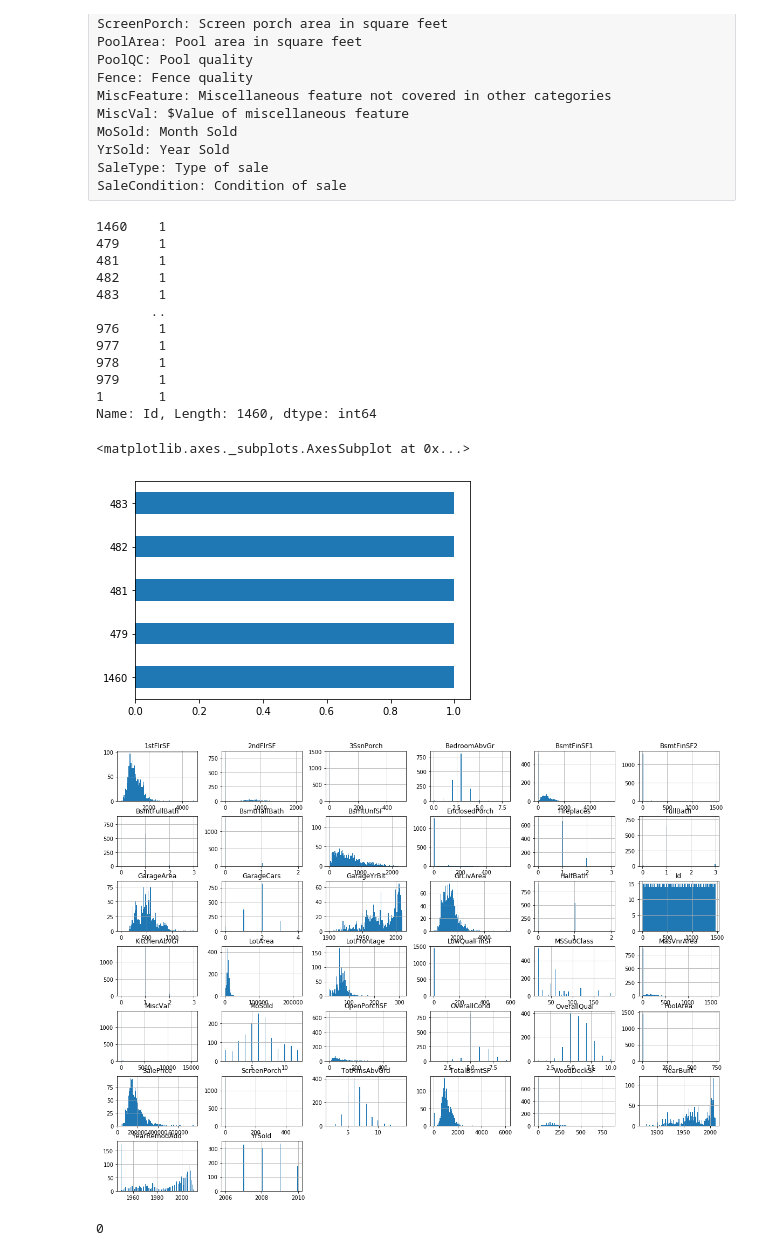
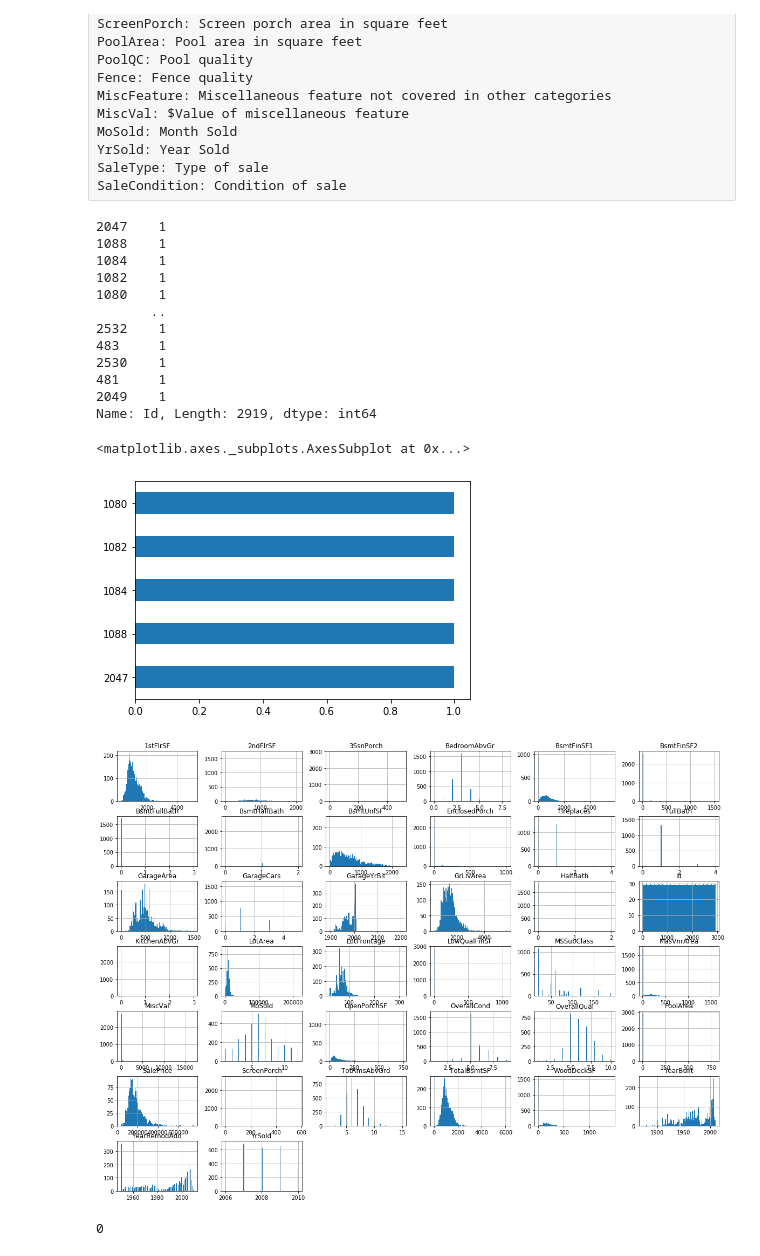
Before and after one commit to miamedra2/House-Prices, a Jupyter notebook: HackDay2.ipynb, the cells around one changed output. Drawn from its saved outputs; the diff is of its cells as text; code cells hidden in the pictures.

```diff
--- a/HackDay2.ipynb
+++ b/HackDay2.ipynb
@@ -22 +29,3 @@ df_train = pd.read_csv("1533148642_train.csv")
+# %%
+df = df_test.append(df_train)
 # %%
@@ -165,29 +158,29 @@ YrSold: Year Sold
 SaleType: Type of sale
 SaleCondition: Condition of sale
 # %%
-df_train['Id'].value_counts()
+df['Id'].value_counts()
 # %% [output]
-1460    1
-479     1
+2047    1
+1088    1
+1084    1
+1082    1
+1080    1
+       ..
+2532    1
+483     1
+2530    1
 481     1
-482     1
-483     1
-       ..
-976     1
-977     1
-978     1
-979     1
-1       1
-Name: Id, Length: 1460, dtype: int64
+2049    1
+Name: Id, Length: 2919, dtype: int64
 # %%
-df_train['Id'].value_counts().head().plot(kind='barh')
+df['Id'].value_counts().head().plot(kind='barh')
 # %% [output]
 <matplotlib.axes._subplots.AxesSubplot at 0x...>
-[figure, old version]
+[figure, new version]
 # %%
 %matplotlib inline
-df_train.hist(bins=100, figsize=(20,15))
+df.hist(bins=100, figsize=(20,15))
 plt.show()
 # %% [output]
-[figure, old version]
+[figure, new version]
 # %%
```
Also changed, not shown: parts of 35 cells of this notebook.
